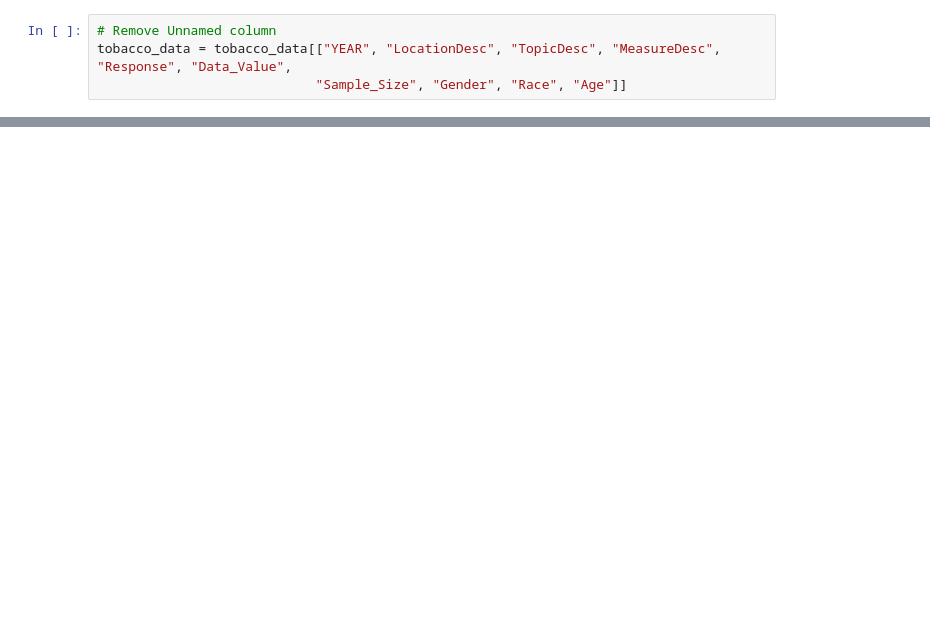
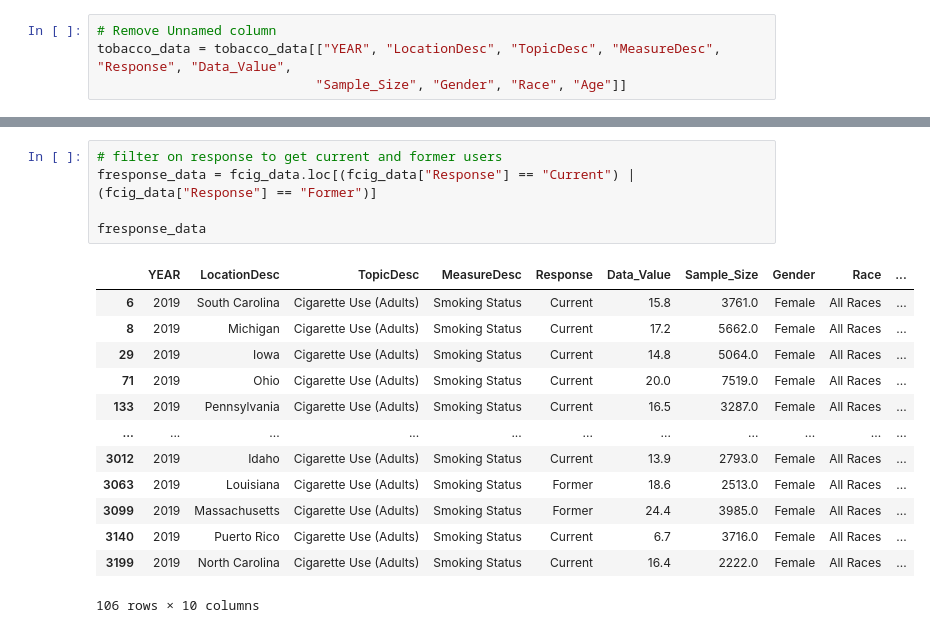
Before and after one commit to nickmille96/Project-1, a Jupyter notebook: chi-square.ipynb, the cells around one changed output, grey strips where cells are left out. Cells and saved outputs as stored; diff of their text form; blank space fills up the shorter version.

```diff
--- a/chi-square.ipynb
+++ b/chi-square.ipynb
@@ -92,0 +132,19 @@ male_mean
+# %%
+# filter on response to get current and former users
+fresponse_data = fcig_data.loc[(fcig_data["Response"] == "Current") | (fcig_data["Response"] == "Former")]
+
+fresponse_data
+# %% [output]
+|  | YEAR | LocationDesc | TopicDesc | MeasureDesc | Response | Data_Value | Sample_Size | Gender | Race | ... |
+| 6 | 2019 | South Carolina | Cigarette Use (Adults) | Smoking Status | Current | 15.8 | 3761.0 | Female | All Races | ... |
+| 8 | 2019 | Michigan | Cigarette Use (Adults) | Smoking Status | Current | 17.2 | 5662.0 | Female | All Races | ... |
+| 29 | 2019 | Iowa | Cigarette Use (Adults) | Smoking Status | Current | 14.8 | 5064.0 | Female | All Races | ... |
+| 71 | 2019 | Ohio | Cigarette Use (Adults) | Smoking Status | Current | 20.0 | 7519.0 | Female | All Races | ... |
+| 133 | 2019 | Pennsylvania | Cigarette Use (Adults) | Smoking Status | Current | 16.5 | 3287.0 | Female | All Races | ... |
+| ... | ... | ... | ... | ... | ... | ... | ... | ... | ... | ... |
+| 3012 | 2019 | Idaho | Cigarette Use (Adults) | Smoking Status | Current | 13.9 | 2793.0 | Female | All Races | ... |
+| 3063 | 2019 | Louisiana | Cigarette Use (Adults) | Smoking Status | Former | 18.6 | 2513.0 | Female | All Races | ... |
+| 3099 | 2019 | Massachusetts | Cigarette Use (Adults) | Smoking Status | Former | 24.4 | 3985.0 | Female | All Races | ... |
+| 3140 | 2019 | Puerto Rico | Cigarette Use (Adults) | Smoking Status | Current | 6.7 | 3716.0 | Female | All Races | ... |
+| 3199 | 2019 | North Carolina | Cigarette Use (Adults) | Smoking Status | Current | 16.4 | 2222.0 | Female | All Races | ... |
+106 rows × 10 columns
```
Also changed, not shown: parts of 19 cells of this notebook, 1 other file.
